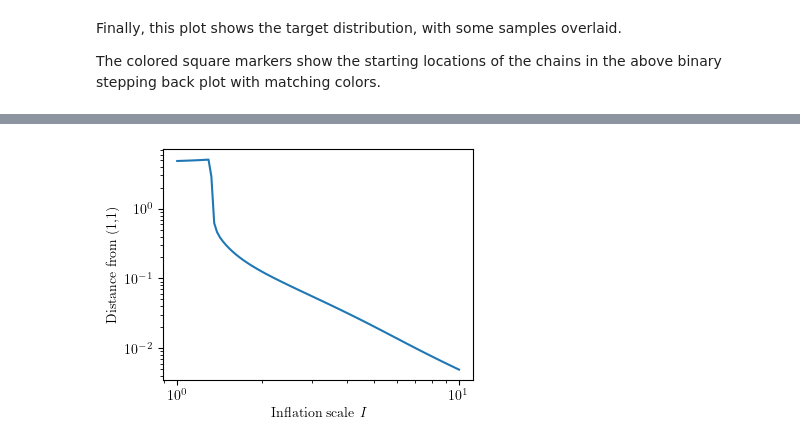
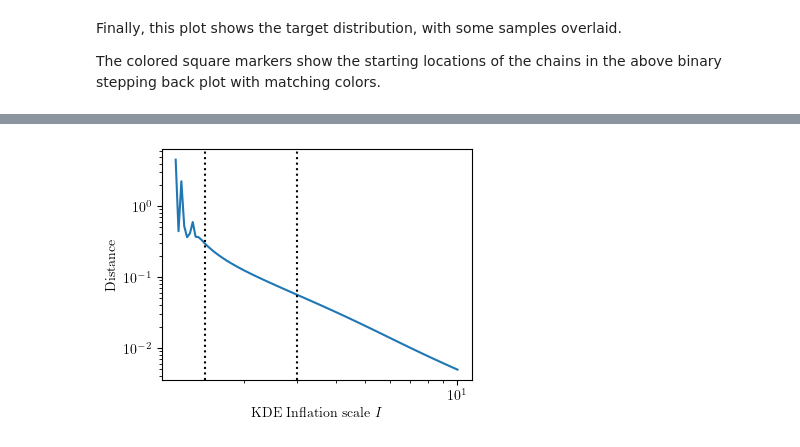
Before and after one commit to cjm96/mcmc_infinity, a Jupyter notebook: examples/rosenbrock_demo.ipynb, the cells around one changed output, grey strips where cells are left out. Drawn from its saved outputs; the diff is of its cells as text; code cells hidden in the pictures.

```diff
--- a/examples/rosenbrock_demo.ipynb
+++ b/examples/rosenbrock_demo.ipynb
@@ -131,7 +131,7 @@ We now build KDEs that we will use as our proposal.
 It is necessary to inflate (i.e. make wider) the KDEs in order for $P/Q$ to have a clear global maximum. Smaller inflation will make the objective function harder to maximise but will yield a more efficient proposal. Conversely, a larger inflation will make the objective function easier to maximise at the cost of a less efficient proposal.
 # %%
 Qkde_small = mc.kde_proposal.KernelDensityEstimateProposal(dim,
-                 inflation_scale=1.2)
+                 inflation_scale=1.5)
 Qkde_small.fit(samples)
 
 Qkde_big = mc.kde_proposal.KernelDensityEstimateProposal(dim,
@@ -392,5 +407,5 @@ plt.show()
 # %%
-inflation_values = np.logspace(0.0, 1.0, 100)[::-1]
+inflation_values = np.logspace(jnp.log10(1.2), 1.0, 100)[::-1]
 
 distance_values = np.zeros_like(inflation_values)
 
@@ -402,10 +417,10 @@ for i, inflation_scale in enumerate(inflation_values):
     Qkde_test.fit(samples)
 
     sol_test = minimize(lambda x: -(target(x)-Qkde_test.logP(x)),
-                initial_guess, method="BFGS", tol=1.e-3)
+                jnp.ones(dim), method="BFGS", tol=1.e-5)
 
     initial_guess = sol_test.x
 
-    #print(f"{inflation_scale=:.2f} , {sol_test.x=}, logP={float(sol_test.fun):.2f}")
+    print(f"{inflation_scale=:.2f} , {sol_test.x=}, logP={float(sol_test.fun):.2f}")
 
     distance_values[i] = jnp.linalg.norm(sol_test.x - jnp.ones(dim))
@@ -412,10 +445,12 @@ for i, inflation_scale in enumerate(inflation_values):
 # %%
 fig, ax = plt.subplots(figsize=(4,3))
 ax.plot(inflation_values, distance_values)
+ax.axvline(1.5, color='k', linestyle=':')
+ax.axvline(3.0, color='k', linestyle=':')
 ax.set_xscale('log')
 ax.set_yscale('log')
-ax.set_xlabel(r"Inflation scale $I$")
-ax.set_ylabel(r"Distance from (1,1)")
+ax.set_xlabel(r"KDE Inflation scale $I$")
+ax.set_ylabel(r"Distance")
 plt.show()
 # %% [output]
-[figure, old version]
+[figure, new version]
```
Also changed, not shown: parts of 11 cells of this notebook, 5 other files.
